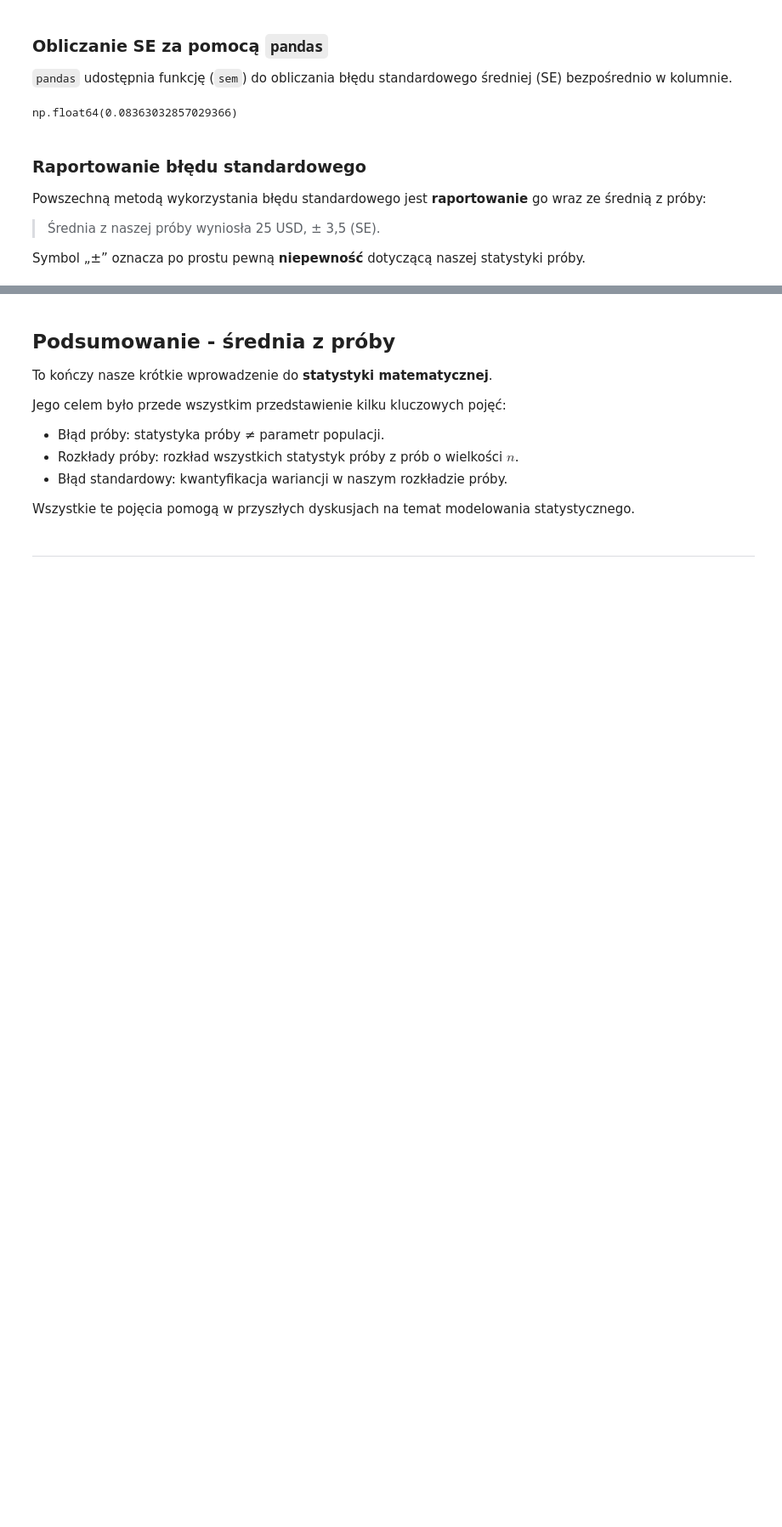
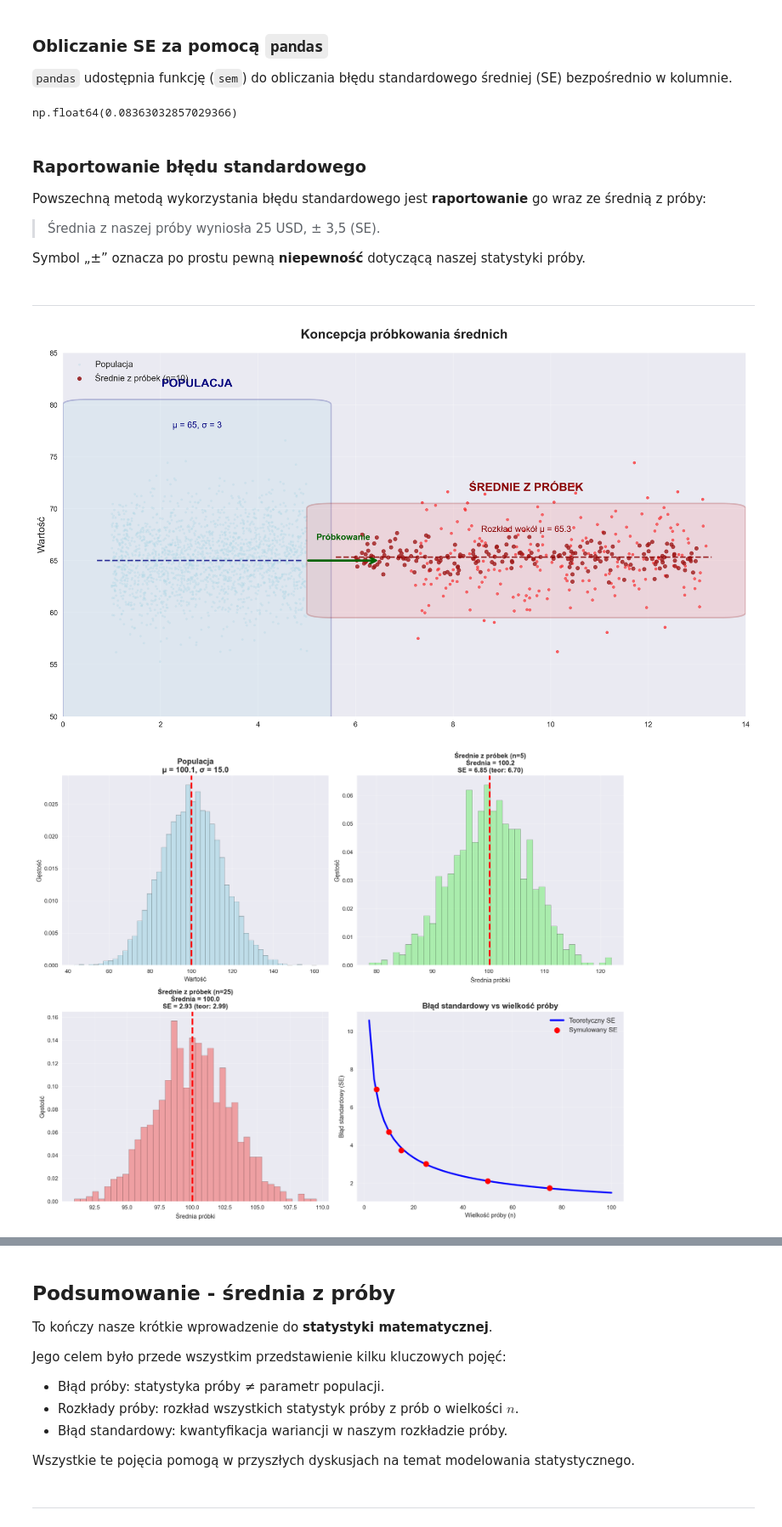
Before and after one commit to rk404/sadKF, a Jupyter notebook: 10-sampling.ipynb, the cells around one changed output, grey strips where cells are left out. Shown at 85% size. Cells and saved outputs as stored; diff of their text form; code cells hidden in the pictures; blank space fills up the shorter version.

```diff
--- a/10-sampling.ipynb
+++ b/10-sampling.ipynb
@@ -222,3 +230,11 @@ Powszechną metodą wykorzystania błędu standardowego jest **raportowanie** go
 > Średnia z naszej próby wyniosła 25 USD, ± 3,5 (SE).
 
 Symbol „±” oznacza po prostu pewną **niepewność** dotyczącą naszej statystyki próby.
+# %% [markdown]
+---
+# %%
+## Koncepcja samplingu
+exec(open('sampling_srednie.py').read())
+# %% [output]
+[figure, added]
+[figure, added]
```
Also changed, not shown: parts of 6 cells of this notebook, 3 other files.
